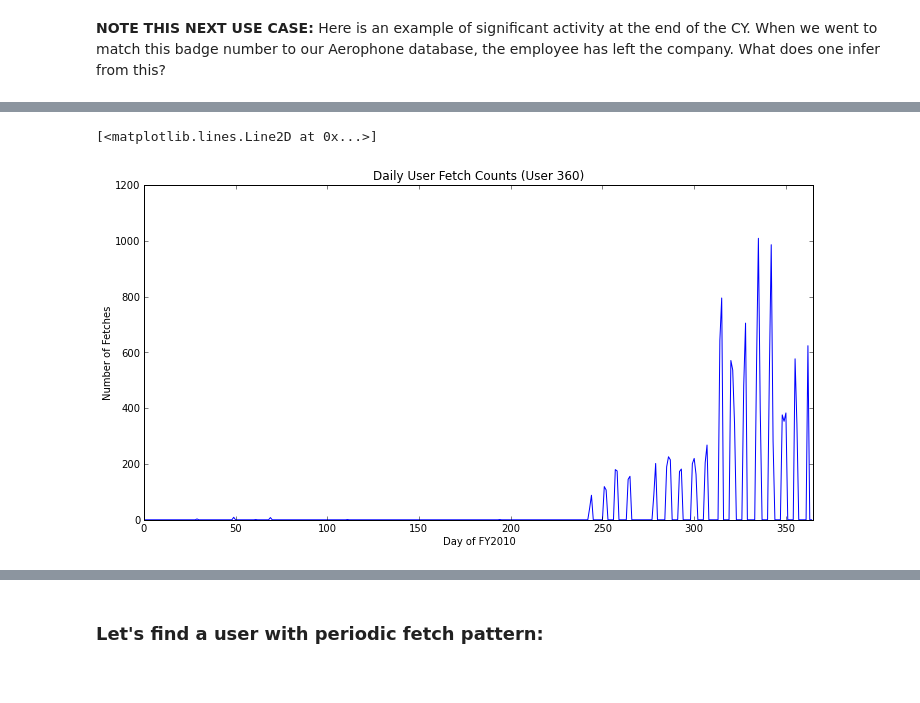
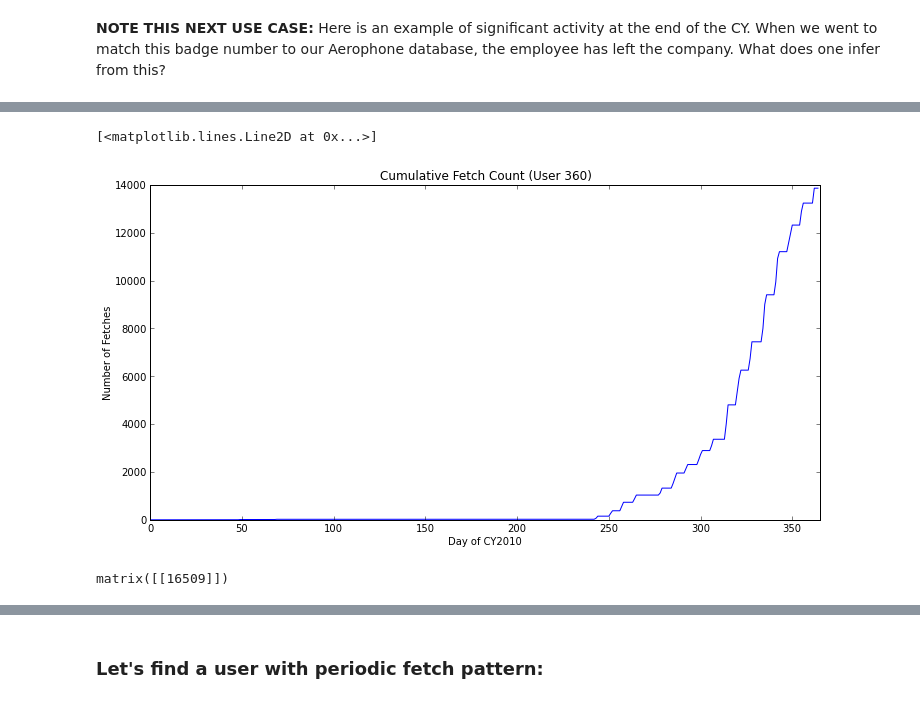
Before and after one commit to svkerr/Aerolink_Ubuntu, a Jupyter notebook: aerolink_daily_analysis.ipynb, the cells around one changed output, grey strips where cells are left out. Cells and saved outputs as stored; diff of their text form; code cells hidden in the pictures.

```diff
--- a/aerolink_daily_analysis.ipynb
+++ b/aerolink_daily_analysis.ipynb
@@ -253,3 +259,10 @@ plt.plot(fetches[690])
 [figure]
 # %% [markdown]
 **NOTE THIS NEXT USE CASE:**  Here is an example of significant activity at the end of the CY. When we went to match this badge number to our Aerophone database, the employee has left the company. What does one infer from this?
+# %%
+rcParams['figure.figsize'] = 12,6
+plt.xlabel('Day of CY2010')
+plt.ylabel('Difference Fetches')
+plt.xlim(0,365)
+plt.title('Diff Fetch Counts (User 360)')
+plt.plot(fetches[360])
@@ -256,11 +272,15 @@ plt.plot(fetches[690])
 # %%
 from pylab import *
 rcParams['figure.figsize'] = 12,6
-plt.xlabel('Day of FY2010')
+plt.xlabel('Day of CY2010')
 plt.ylabel('Number of Fetches')
 plt.xlim(0,365)
-plt.title('Daily User Fetch Counts (User 360)')
-plt.plot(fetches[360])
+plt.title('Cumulative Fetch Count (User 360)')
+plt.plot(np.cumsum(fetches[360]))
 # %% [output]
 [<matplotlib.lines.Line2D at 0x...>]
-[figure, old version]
+[figure, new version]
+# %%
+badges[360]
+# %% [output]
+matrix([[16509]])
```
Also changed, not shown: parts of 21 cells of this notebook.
